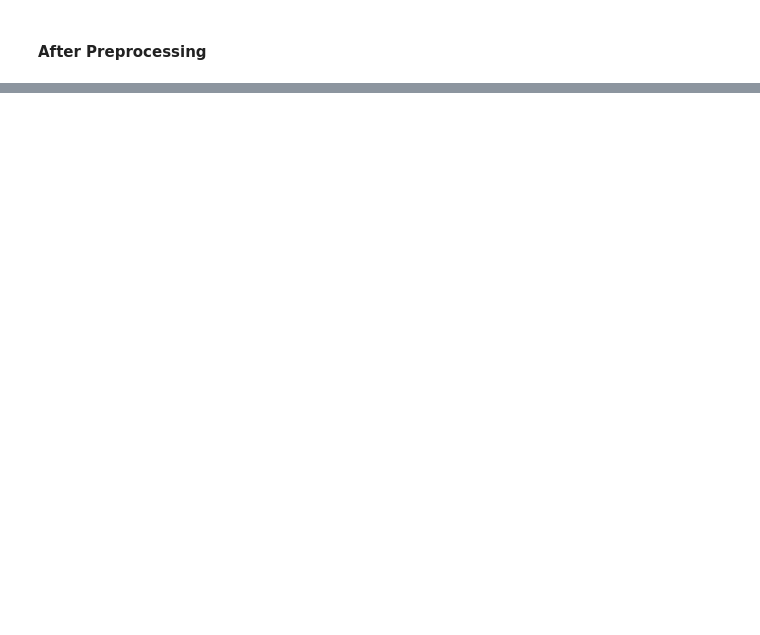
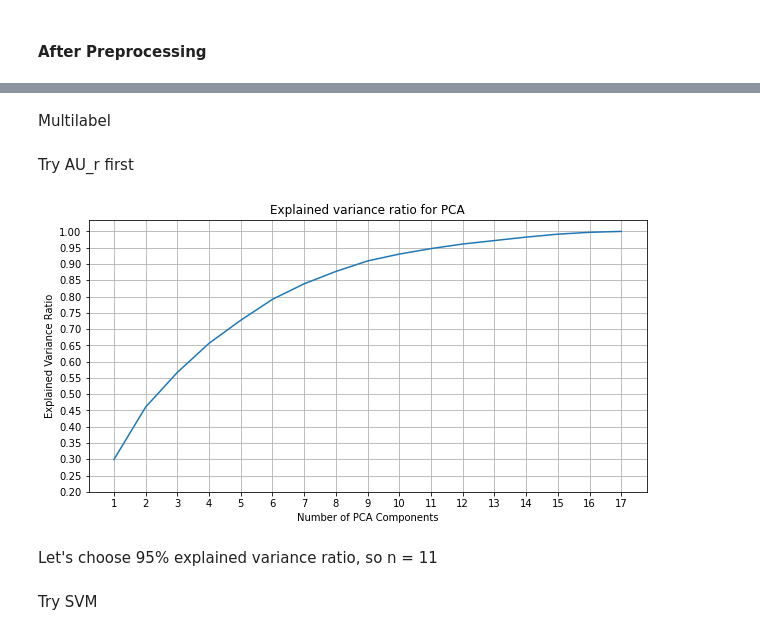
Before and after one commit to siicomos/emotion-picture-correlator, a Jupyter notebook: notebooks/Assignment 2-Copy1.ipynb, the cells around one changed output, grey strips where cells are left out. Saved outputs shown, nothing was run; the diff lists cells and outputs as text; code cells hidden in the pictures; blank space fills up the shorter version.

```diff
--- a/notebooks/Assignment 2-Copy1.ipynb
+++ b/notebooks/Assignment 2-Copy1.ipynb
@@ -241,0 +306,8 @@ featrues_lables
+# %%
+for row in featrues_labels.itertuples():
+    key_words = row.Final_labels.split("/")
+    for item in categories:
+        if item in key_words:
+            category_df_data[item].append(1)
+        else:
+            category_df_data[item].append(0)
@@ -242,2 +330,4 @@ featrues_lables
+# %%
+featrues_labels = featrues_labels.join(pd.DataFrame(category_df_data, index=featrues_labels.index))
 # %% [markdown]
 #### After Preprocessing
@@ -845,0 +378,3 @@ I guess it will be biased to use this GMM to classify other people's facial expr
+# %%
+X_r = featrues_labels.iloc[:,1:18]
+X_r
@@ -845,0 +429,2 @@ I guess it will be biased to use this GMM to classify other people's facial expr
+# %% [markdown]
+Multilabel
@@ -845,0 +434,2 @@ I guess it will be biased to use this GMM to classify other people's facial expr
+# %% [markdown]
+Try AU_r first
@@ -845,0 +439,7 @@ I guess it will be biased to use this GMM to classify other people's facial expr
+# %%
+can_n_components = range(1, 18, 1)
+ratios = []
+for n in can_n_components:
+    pca = PCA(n_components=n)
+    X_r_pca = pca.fit_transform(X_r)
+    ratios.append(np.sum(pca.explained_variance_ratio_))
@@ -845,0 +448,13 @@ I guess it will be biased to use this GMM to classify other people's facial expr
+# %%
+plt.figure(figsize=(10, 5))
+plt.grid()
+plt.plot(can_n_components, ratios)
+plt.xlabel('Number of PCA Components')
+plt.ylabel('Explained Variance Ratio')
+plt.title('Explained variance ratio for PCA')
+plt.yticks(np.arange(0.2, 1.05, .05))
+plt.xticks(np.arange(1, 18, 1));
+# %% [output]
+[figure, added]
+# %% [markdown]
+Let's choose 95% explained variance ratio, so n = 11
@@ -845,0 +466,2 @@ I guess it will be biased to use this GMM to classify other people's facial expr
+# %% [markdown]
+Try SVM
```
Also changed, not shown: parts of 85 cells of this notebook.
